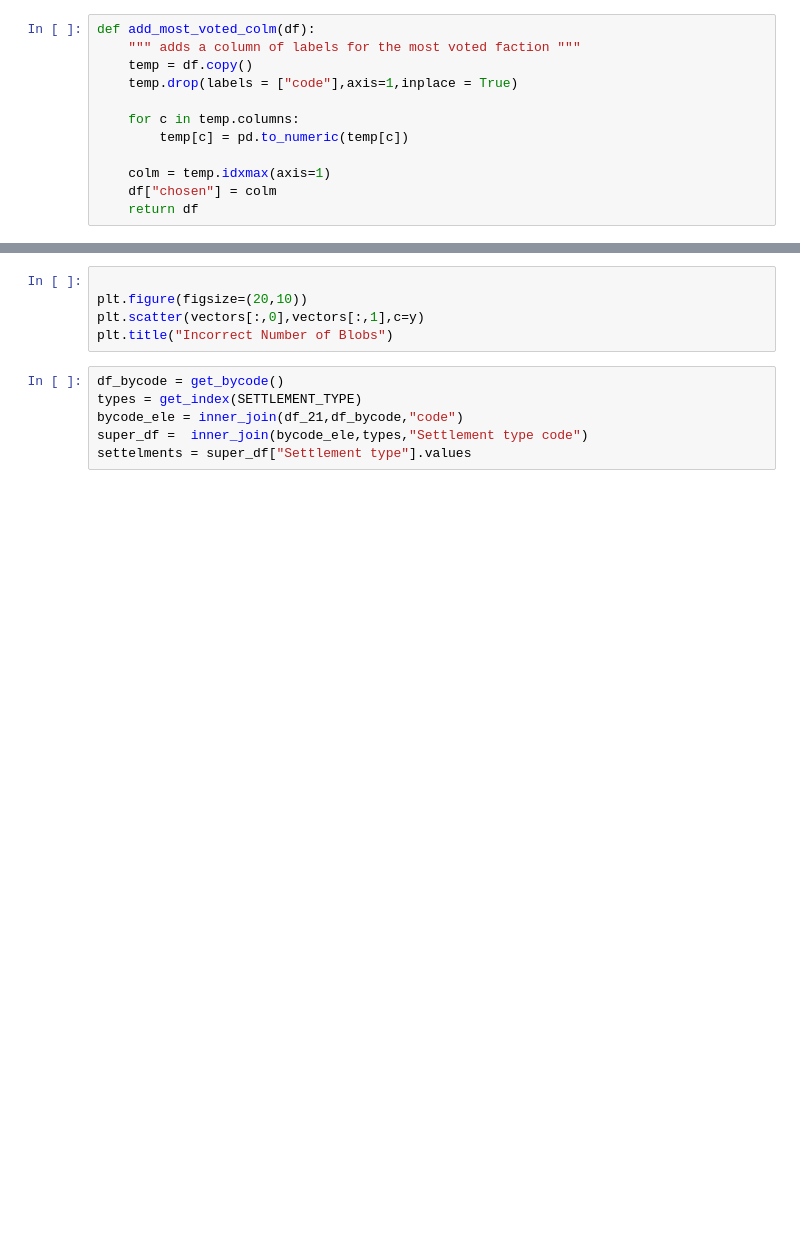
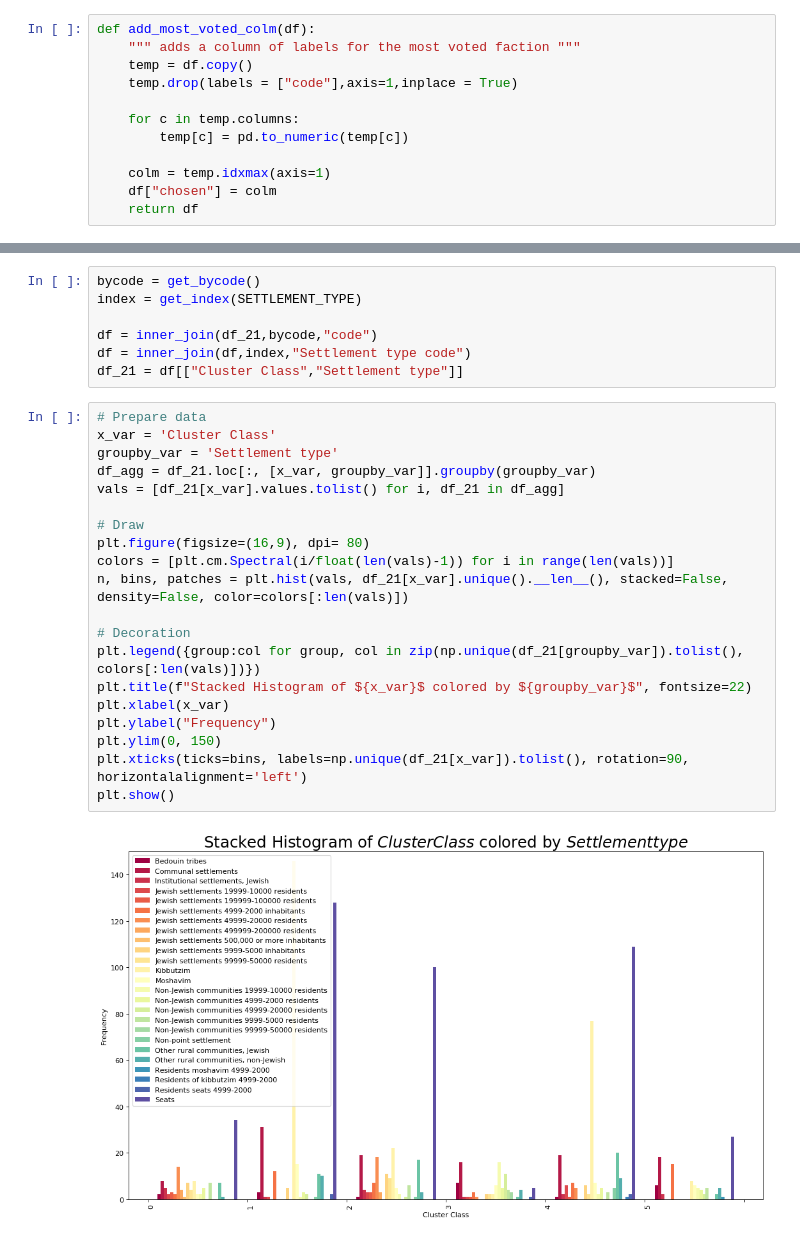
Before and after one commit to gabi939/elections, a Jupyter notebook: elections.ipynb, the cells around one changed output, grey strips where cells are left out. Saved outputs shown, nothing was run; the diff lists cells and outputs as text; blank space fills up the shorter version.

```diff
--- a/elections.ipynb
+++ b/elections.ipynb
@@ -247,11 +217,29 @@ plt.show()
-# %%
-
-plt.figure(figsize=(20,10))
-plt.scatter(vectors[:,0],vectors[:,1],c=y)
-plt.title("Incorrect Number of Blobs")
 # %%
-df_bycode = get_bycode()
-types = get_index(SETTLEMENT_TYPE)
-bycode_ele = inner_join(df_21,df_bycode,"code")
-super_df =  inner_join(bycode_ele,types,"Settlement type code")
-settelments = super_df["Settlement type"].values
+bycode = get_bycode()
+index = get_index(SETTLEMENT_TYPE)
+
+df = inner_join(df_21,bycode,"code")
+df = inner_join(df,index,"Settlement type code")
+df_21 = df[["Cluster Class","Settlement type"]]
+# %%
+# Prepare data
+x_var = 'Cluster Class'
+groupby_var = 'Settlement type'
+df_agg = df_21.loc[:, [x_var, groupby_var]].groupby(groupby_var)
+vals = [df_21[x_var].values.tolist() for i, df_21 in df_agg]
+
+# Draw
+plt.figure(figsize=(16,9), dpi= 80)
+colors = [plt.cm.Spectral(i/float(len(vals)-1)) for i in range(len(vals))]
+n, bins, patches = plt.hist(vals, df_21[x_var].unique().__len__(), stacked=False, density=False, color=colors[:len(vals)])
+
+# Decoration
+plt.legend({group:col for group, col in zip(np.unique(df_21[groupby_var]).tolist(), colors[:len(vals)])})
+plt.title(f"Stacked Histogram of ${x_var}$ colored by ${groupby_var}$", fontsize=22)
+plt.xlabel(x_var)
+plt.ylabel("Frequency")
+plt.ylim(0, 150)
+plt.xticks(ticks=bins, labels=np.unique(df_21[x_var]).tolist(), rotation=90, horizontalalignment='left')
+plt.show()
+# %% [output]
+[figure, added]
```
Also changed, not shown: parts of 11 cells of this notebook, 2 other files.
